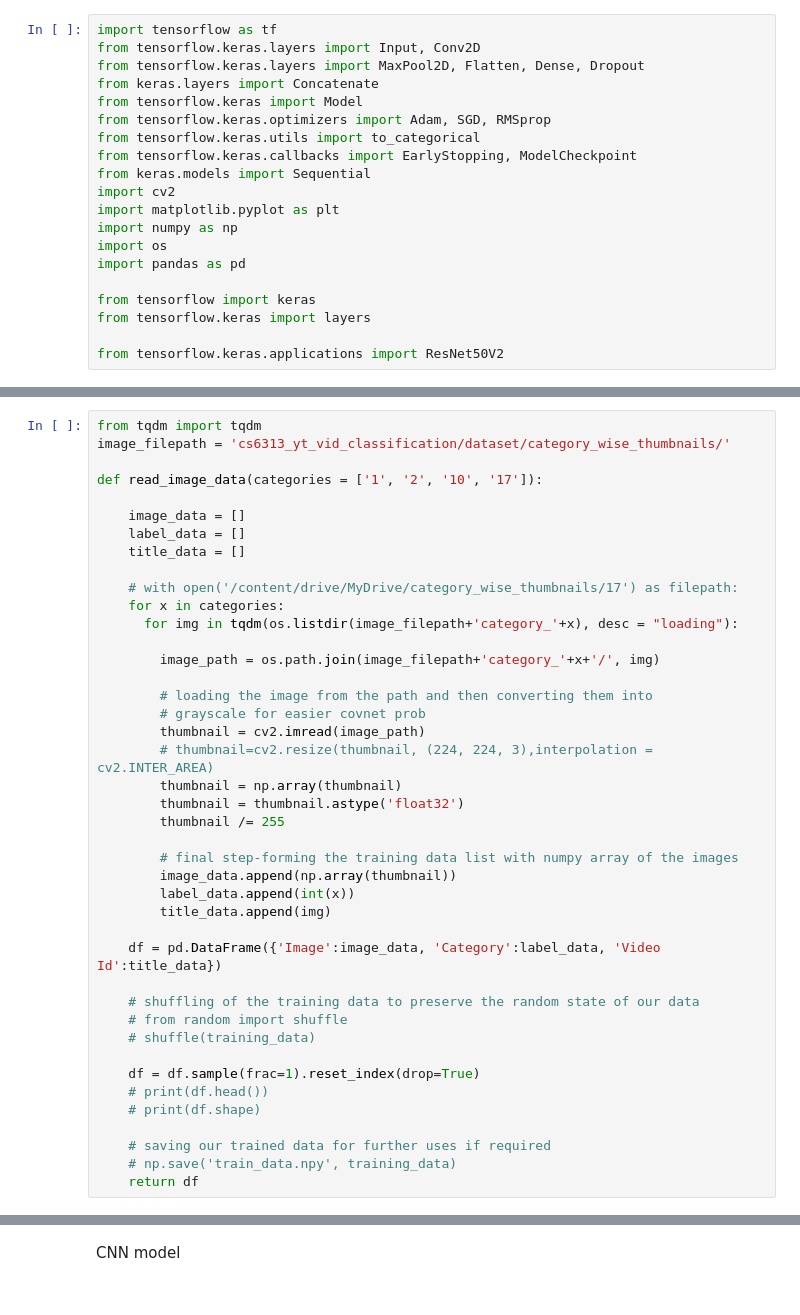
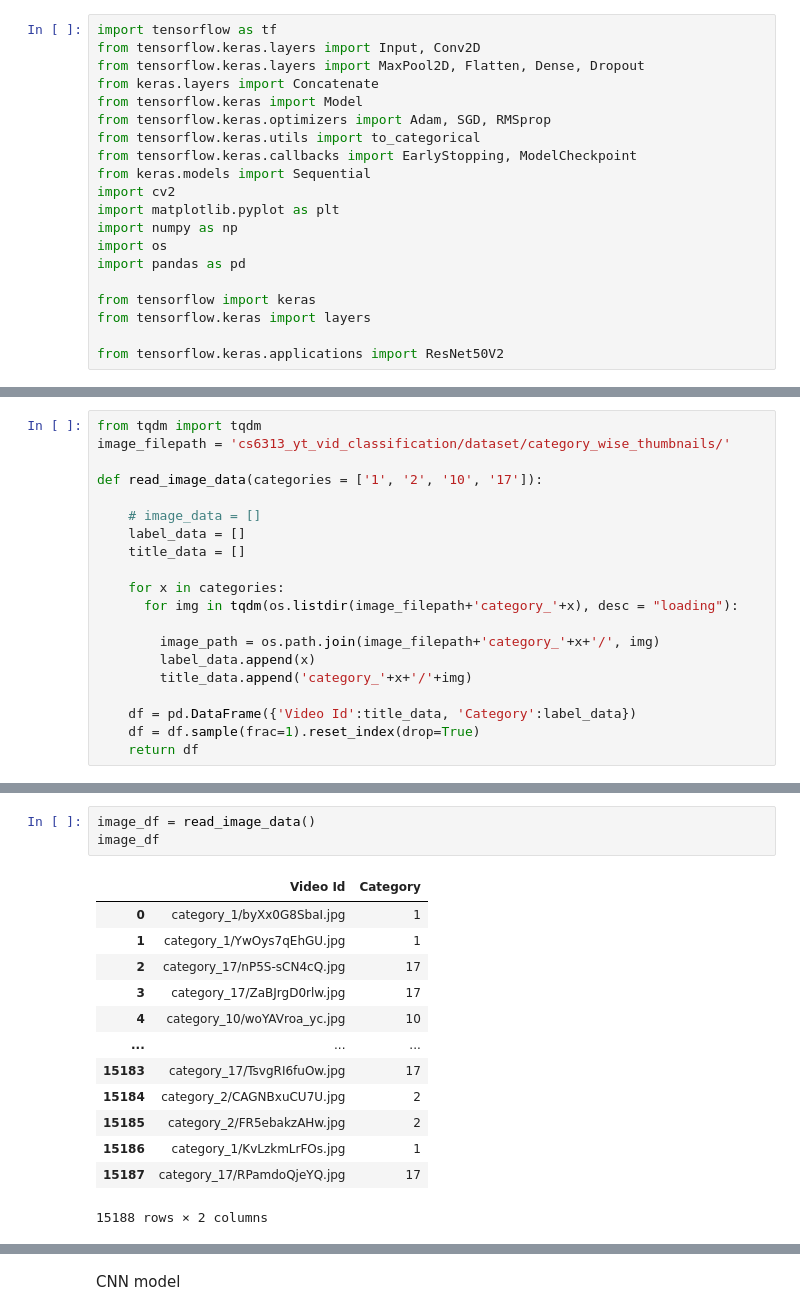
Before and after one commit to cyberspace-power/cs6313_yt_vid_classification, a Jupyter notebook: code/thumbnail_playground.ipynb, the cells around one changed output, grey strips where cells are left out. Saved outputs shown, nothing was run; the diff lists cells and outputs as text.

```diff
--- a/code/thumbnail_playground.ipynb
+++ b/code/thumbnail_playground.ipynb
@@ -174,39 +90,17 @@ image_filepath = 'cs6313_yt_vid_classification/dataset/category_wise_thumbnails/
 
 def read_image_data(categories = ['1', '2', '10', '17']):
 
-    image_data = []
+    # image_data = []
     label_data = []
     title_data = []
 
-    # with open('/content/drive/MyDrive/category_wise_thumbnails/17') as filepath:
     for x in categories:
       for img in tqdm(os.listdir(image_filepath+'category_'+x), desc = "loading"):
 
         image_path = os.path.join(image_filepath+'category_'+x+'/', img)
+        label_data.append(x)
+        title_data.append('category_'+x+'/'+img)
 
-        # loading the image from the path and then converting them into
-        # grayscale for easier covnet prob
-        thumbnail = cv2.imread(image_path)
-        # thumbnail=cv2.resize(thumbnail, (224, 224, 3),interpolation = cv2.INTER_AREA)
-        thumbnail = np.array(thumbnail)
-        thumbnail = thumbnail.astype('float32')
-        thumbnail /= 255
-
-        # final step-forming the training data list with numpy array of the images
-        image_data.append(np.array(thumbnail))
-        label_data.append(int(x))
-        title_data.append(img)
-
-    df = pd.DataFrame({'Image':image_data, 'Category':label_data, 'Video Id':title_data})
-
-    # shuffling of the training data to preserve the random state of our data
-    # from random import shuffle
-    # shuffle(training_data)
-
+    df = pd.DataFrame({'Video Id':title_data, 'Category':label_data})
     df = df.sample(frac=1).reset_index(drop=True)
-    # print(df.head())
-    # print(df.shape)
-
-    # saving our trained data for further uses if required
-    # np.save('train_data.npy', training_data)
     return df
@@ -233,0 +107,17 @@ print(image_df.head())
+# %%
+image_df = read_image_data()
+image_df
+# %% [output]
+|  | Video Id | Category |
+| 0 | category_1/byXx0G8SbaI.jpg | 1 |
+| 1 | category_1/YwOys7qEhGU.jpg | 1 |
+| 2 | category_17/nP5S-sCN4cQ.jpg | 17 |
+| 3 | category_17/ZaBJrgD0rlw.jpg | 17 |
+| 4 | category_10/woYAVroa_yc.jpg | 10 |
+| ... | ... | ... |
+| 15183 | category_17/TsvgRI6fuOw.jpg | 17 |
+| 15184 | category_2/CAGNBxuCU7U.jpg | 2 |
+| 15185 | category_2/FR5ebakzAHw.jpg | 2 |
+| 15186 | category_1/KvLzkmLrFOs.jpg | 1 |
+| 15187 | category_17/RPamdoQjeYQ.jpg | 17 |
+15188 rows × 2 columns
```
Also changed, not shown: parts of 29 cells of this notebook, 6 other files.
